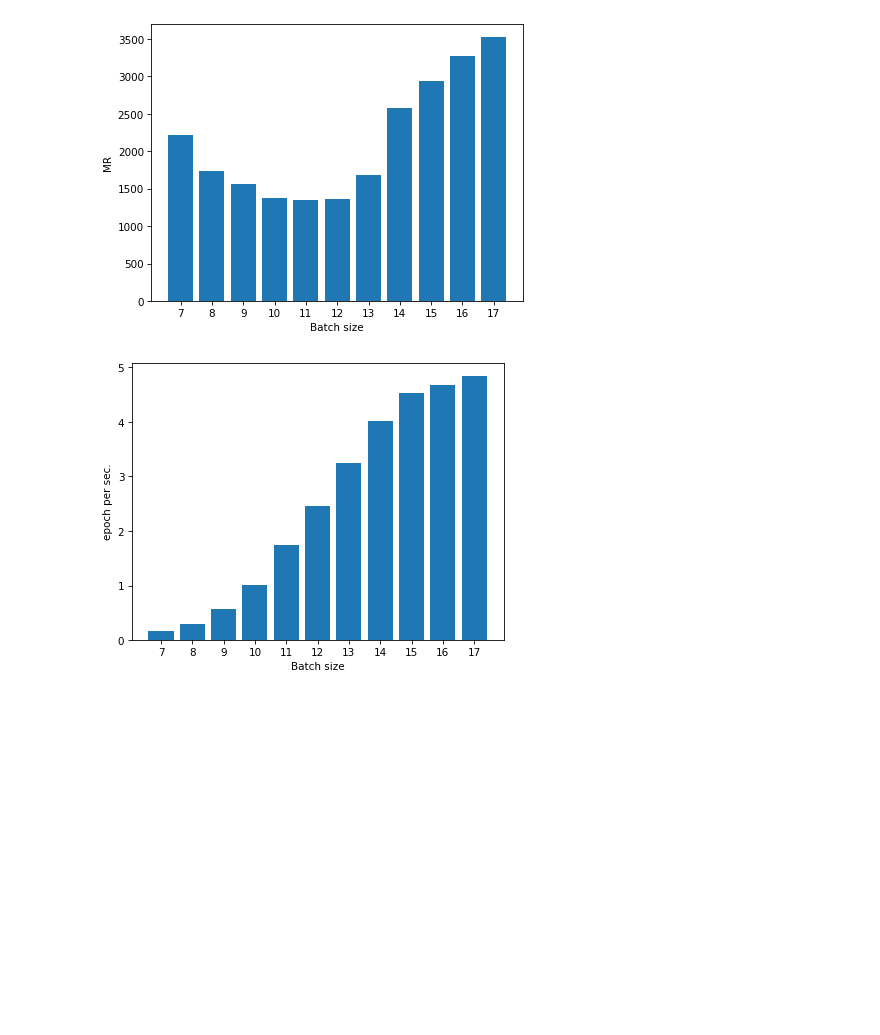
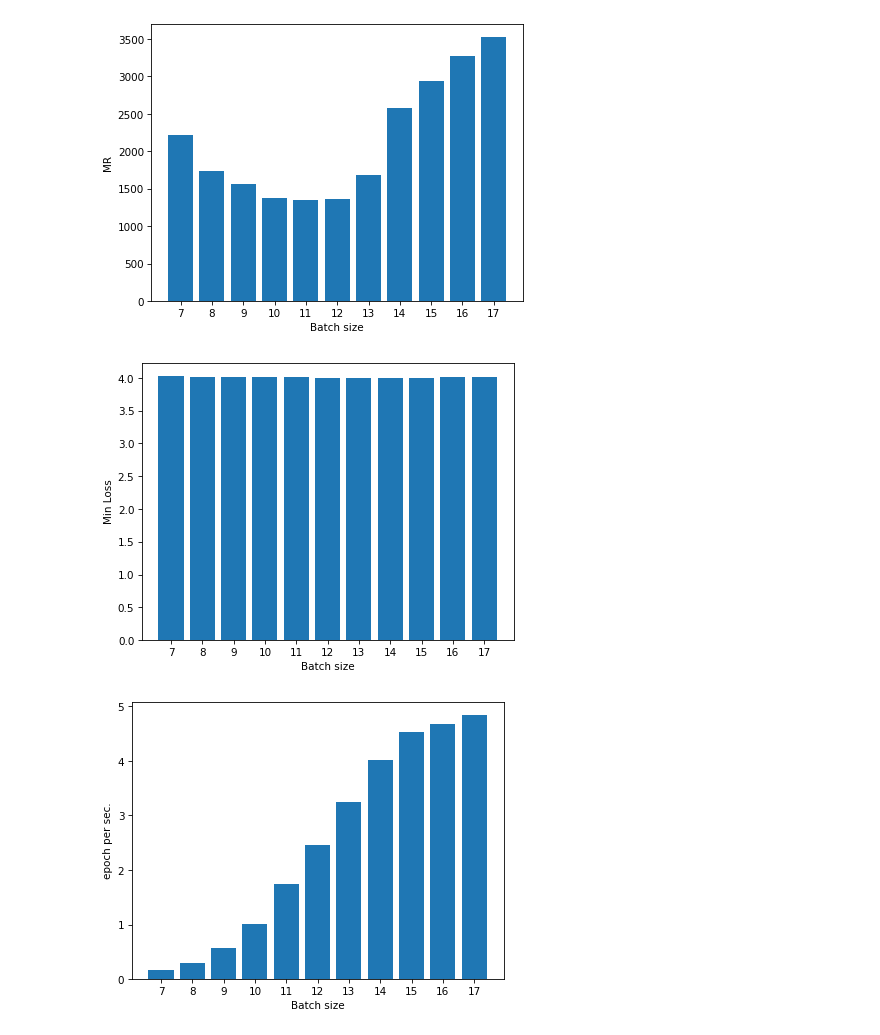
Before and after one commit to edoardoramalli/KGE_Quality, a Jupyter notebook: Results/studio_BatchSize.ipynb, the cells around one changed output. Saved outputs shown, nothing was run; the diff lists cells and outputs as text; code cells hidden in the pictures; blank space fills up the shorter version.

```diff
--- a/Results/studio_BatchSize.ipynb
+++ b/Results/studio_BatchSize.ipynb
@@ -127,6 +133,23 @@ plt.ylabel('MR')
 plt.show()
 # %% [output]
 [figure]
+# %%
+tmp = {}
+for size in sorted(summary):
+    tmp[str(size)] = summary[size]['min_loss']
+
+xs = range(len(tmp))
+
+plt.bar(xs, tmp.values())
+
+plt.xticks(xs, tmp.keys())
+
+plt.xlabel('Batch size')
+plt.ylabel('Min Loss')
+
+plt.show()
+# %% [output]
+[figure, added]
 # %%
 tmp = {}
 for size in sorted(summary):
```
Also changed, not shown: parts of 3 cells of this notebook, 9 other files.
